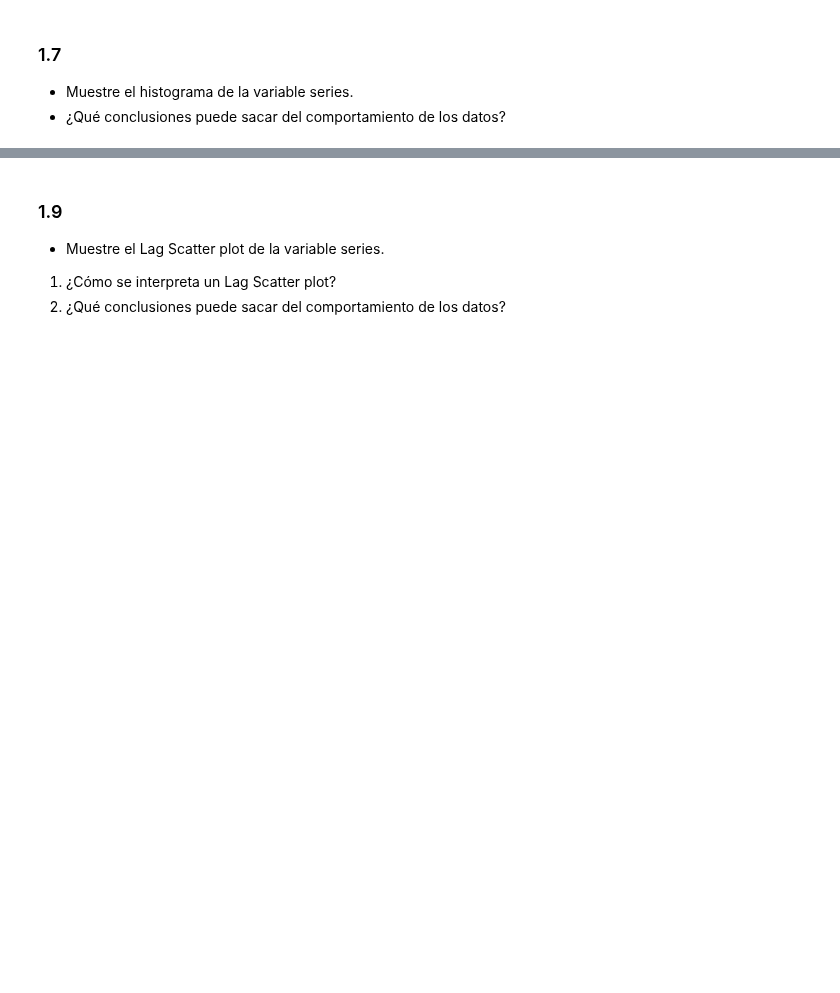
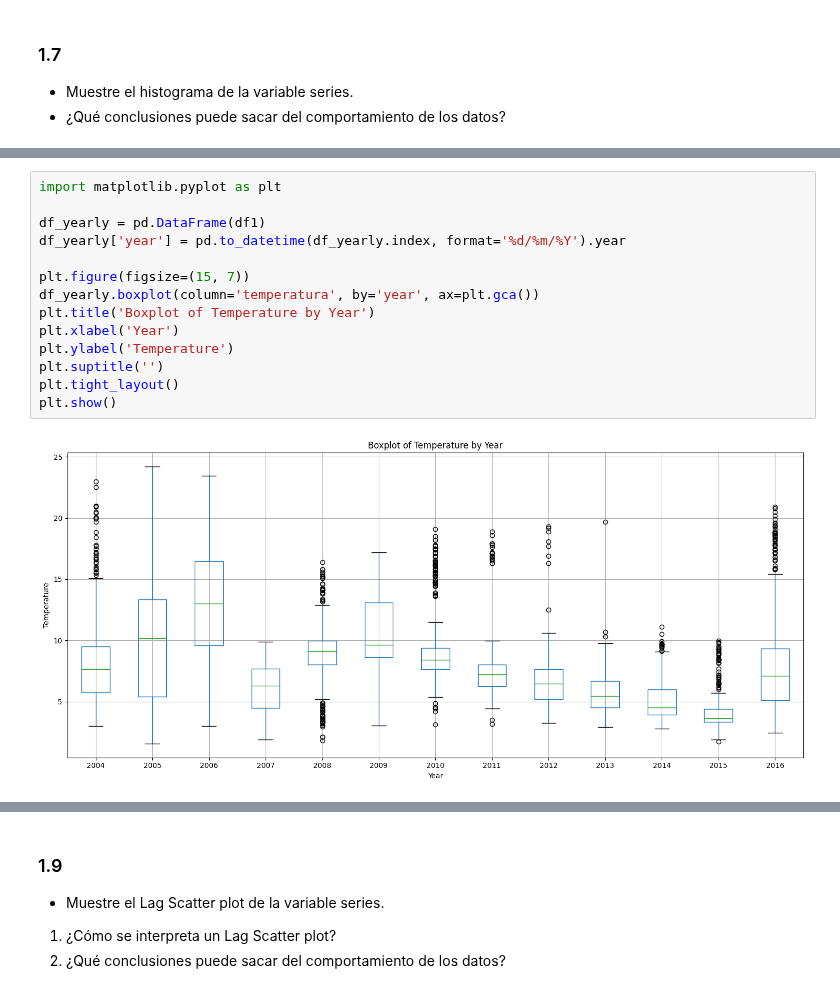
Before and after one commit to datwaft/aprendizaje_automatico, a Jupyter notebook: Trabajo_Corto_1.ipynb, the cells around one changed output, grey strips where cells are left out. Cells and saved outputs as stored; diff of their text form; blank space fills up the shorter version.

```diff
--- a/Trabajo_Corto_1.ipynb
+++ b/Trabajo_Corto_1.ipynb
@@ -70 +175,17 @@
 2. ¿Qué conclusiones puede sacar del comportamiento de los datos?
+# %%
+import matplotlib.pyplot as plt
+
+df_yearly = pd.DataFrame(df1)
+df_yearly['year'] = pd.to_datetime(df_yearly.index, format='%d/%m/%Y').year
+
+plt.figure(figsize=(15, 7))
+df_yearly.boxplot(column='temperatura', by='year', ax=plt.gca())
+plt.title('Boxplot of Temperature by Year')
+plt.xlabel('Year')
+plt.ylabel('Temperature')
+plt.suptitle('')
+plt.tight_layout()
+plt.show()
+# %% [output]
+[figure, added]
```
Also changed, not shown: parts of 17 cells of this notebook.
